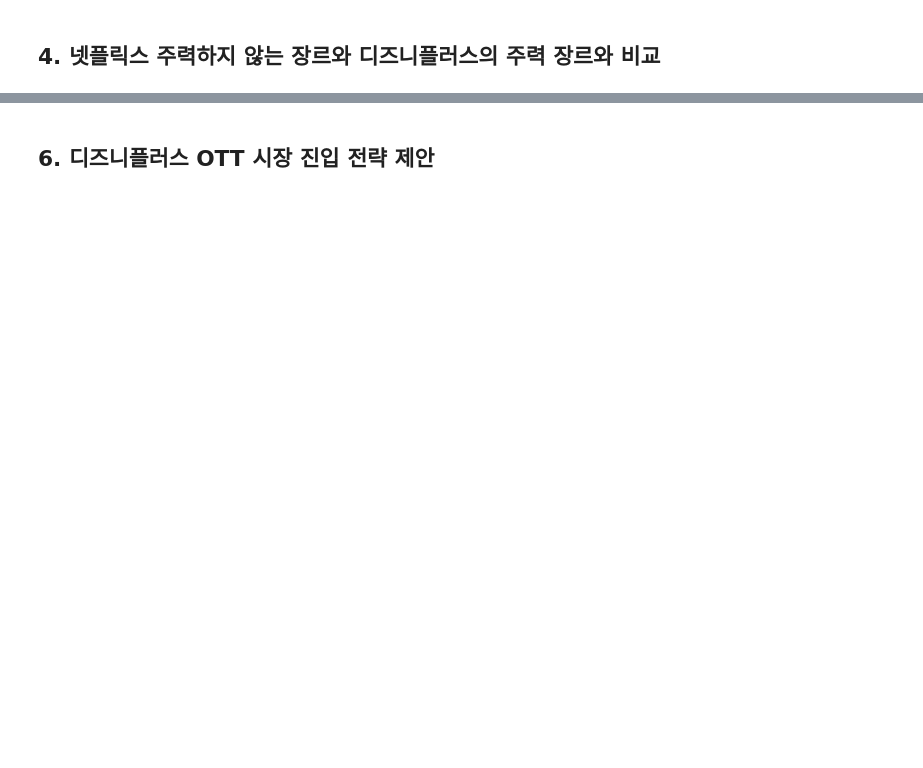
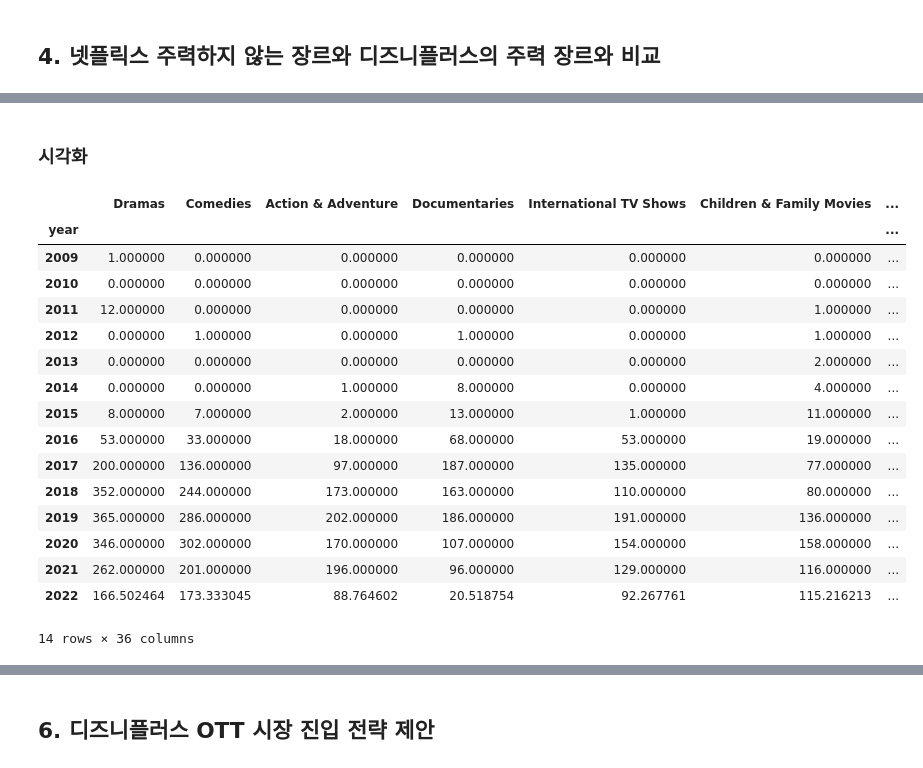
Before and after one commit to och9854/Datathon, a Jupyter notebook: Datathon (2).ipynb, the cells around one changed output, grey strips where cells are left out. Drawn from its saved outputs; the diff is of its cells as text; code cells hidden in the pictures; blank space fills up the shorter version.

```diff
--- a/Datathon (2).ipynb
+++ b/Datathon (2).ipynb
@@ -258,0 +527,11 @@ plt.show()
+# %%
+# 수정한거
+test_x=[]
+for genre in empty_df:
+    values = list(empty_df[genre])
+    test_x.append(values[-1])
+
+test_x = np.array(test_x)
+test_x = np.nan_to_num(test_x)
+
+test_x.shape # (36,1)로, 36개 특징에 대해 1년(2021) 간의 데이터 제공
@@ -258,0 +540,11 @@ plt.show()
+# %%
+# 수정한거
+train_Y=[]
+for genre in empty_df:
+    values = list(empty_df[genre])
+    train_Y.append(values[-4:])
+
+train_Y = np.array(train_Y)
+train_Y = np.nan_to_num(train_Y)
+
+train_Y.shape # (36,4)로, 36개 특징에 대해 4년(2018~2021) 간의 데이터 제공
@@ -258,0 +587,26 @@ plt.show()
+# %% [markdown]
+### 시각화
+# %%
+# 장르별 분리 -> 연도별 counting
+
+
+empty_df.loc["2022"] = pred
+empty_df
+# %% [output]
+|  | Dramas | Comedies | Action & Adventure | Documentaries | International TV Shows | Children & Family Movies | ... |
+| year |  |  |  |  |  |  | ... |
+| 2009 | 1.000000 | 0.000000 | 0.000000 | 0.000000 | 0.000000 | 0.000000 | ... |
+| 2010 | 0.000000 | 0.000000 | 0.000000 | 0.000000 | 0.000000 | 0.000000 | ... |
+| 2011 | 12.000000 | 0.000000 | 0.000000 | 0.000000 | 0.000000 | 1.000000 | ... |
+| 2012 | 0.000000 | 1.000000 | 0.000000 | 1.000000 | 0.000000 | 1.000000 | ... |
+| 2013 | 0.000000 | 0.000000 | 0.000000 | 0.000000 | 0.000000 | 2.000000 | ... |
+| 2014 | 0.000000 | 0.000000 | 1.000000 | 8.000000 | 0.000000 | 4.000000 | ... |
+| 2015 | 8.000000 | 7.000000 | 2.000000 | 13.000000 | 1.000000 | 11.000000 | ... |
+| 2016 | 53.000000 | 33.000000 | 18.000000 | 68.000000 | 53.000000 | 19.000000 | ... |
+| 2017 | 200.000000 | 136.000000 | 97.000000 | 187.000000 | 135.000000 | 77.000000 | ... |
+| 2018 | 352.000000 | 244.000000 | 173.000000 | 163.000000 | 110.000000 | 80.000000 | ... |
+| 2019 | 365.000000 | 286.000000 | 202.000000 | 186.000000 | 191.000000 | 136.000000 | ... |
+| 2020 | 346.000000 | 302.000000 | 170.000000 | 107.000000 | 154.000000 | 158.000000 | ... |
+| 2021 | 262.000000 | 201.000000 | 196.000000 | 96.000000 | 129.000000 | 116.000000 | ... |
+| 2022 | 166.502464 | 173.333045 | 88.764602 | 20.518754 | 92.267761 | 115.216213 | ... |
+14 rows × 36 columns
```
Also changed, not shown: parts of 37 cells of this notebook.
